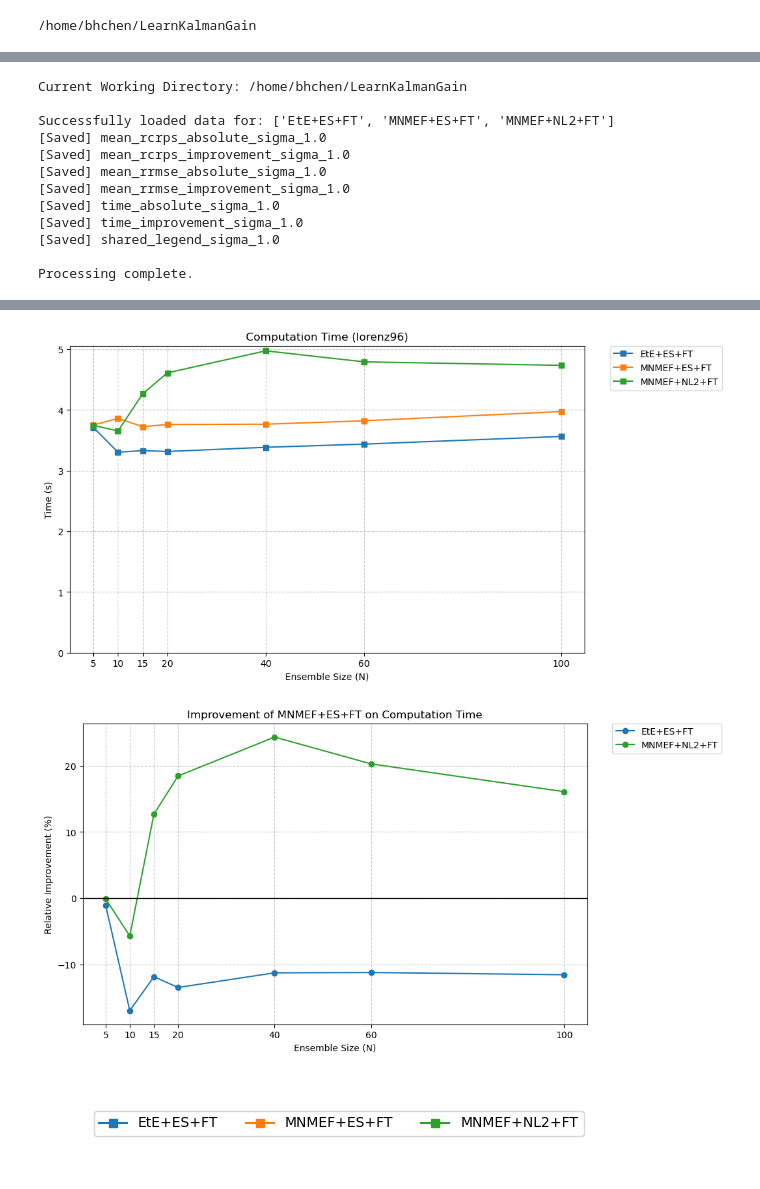
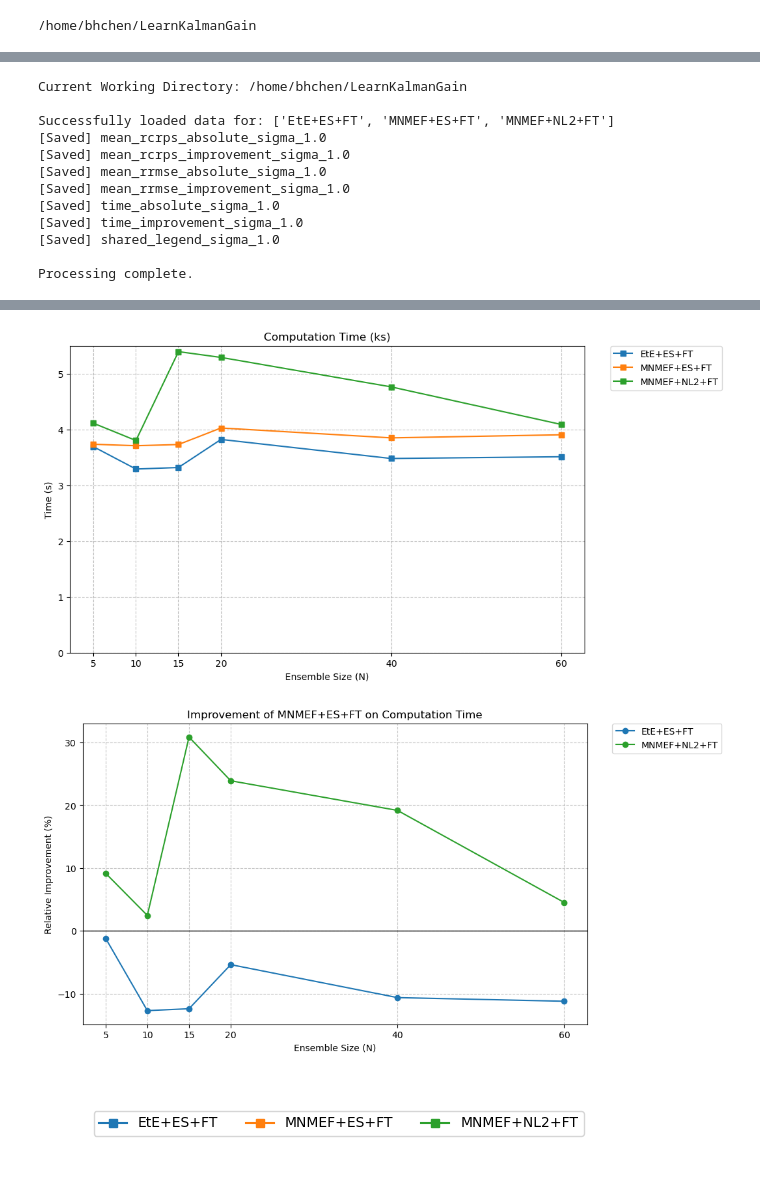
Before and after one commit to wispcarey/Proper-Scoring-Ensemble-Filter, a Jupyter notebook: test_notebooks/KS_results.ipynb, the cells around one changed output, grey strips where cells are left out. Saved outputs shown, nothing was run; the diff lists cells and outputs as text; code cells hidden in the pictures.

```diff
--- a/test_notebooks/KS_results.ipynb
+++ b/test_notebooks/KS_results.ipynb
@@ -17,7 +17,7 @@ SAVE_DIR = os.path.join("save", "figures", f"{DATASET}_sigma{SIGMA_Y}")
 os.makedirs(SAVE_DIR, exist_ok=True)
 
 # Global flag to control legend visibility in individual plots
-INCLUDE_LEGEND_IN_PLOTS = True
+INCLUDE_LEGEND_IN_PLOTS = False
 
 ensemble_sizes = [5, 10, 15, 20, 40, 60]
 
@@ -238,7 +238,7 @@ import matplotlib.pyplot as plt
 import numpy as np
 
 # --- [CONFIGURATION & SETUP] ---
-DATASET = "lorenz96"
+DATASET = "ks"
 SIGMA_Y = 1.0
 
 # Dynamic Save Path
@@ -248,21 +248,18 @@ os.makedirs(SAVE_DIR, exist_ok=True)
 # Global flag to control legend visibility in individual plots
 INCLUDE_LEGEND_IN_PLOTS = True
 
-# suffix for data files
-SUFFIX = f"_sigma_y_2_tuned"
-
-ensemble_sizes = [5, 10, 15, 20, 40, 60, 100]
+ensemble_sizes = [5, 10, 15, 20, 40, 60]
 
 data_folders = [
-    # "lorenz96_EtE_LRes/2026-01-07_16-42lorenz96_1.0_10_60_8192_es_joint_EtE-LRes",
-    "lorenz96_EtE_LRes/2026-01-17_13-10lorenz96_1.0_20_60_8192_es_joint_EtE-LRes_tuned",
-    # "lorenz96_EtE_LRes/2026-01-14_01-24lorenz96_1.0_10_60_8192_es_joint_CorrTerms",
-    "lorenz96_EtE_LRes/2026-01-16_13-33lorenz96_1.0_20_60_8192_es_joint_CorrTerms_tuned",
-    # "lorenz96_EtE_LRes/2026-01-07_17-39lorenz96_1.0_10_60_8192_nl2_joint_CorrTerms",
-    "lorenz96_EtE_LRes/2026-01-17_01-16lorenz96_1.0_20_60_8192_nl2_joint_CorrTerms_tuned",
-    # "lorenz96_benchmarks/benchmark_lorenz96_1.0_EnKF",
-    # "lorenz96_benchmarks/benchmark_lorenz96_1.0_LETKF",
-    # "lorenz96_benchmarks/benchmark_lorenz96_1.0_iEnKS-PertObs",
+    # "ks_EtE_LRes/2026-01-07_16-42ks_1.0_10_60_8192_es_joint_EtE-LRes",
+    "ks_EtE_LRes/2026-01-21_19-33ks_1.0_20_60_8192_es_joint_EtE-LRes_tuned",
+    # "ks_EtE_LRes/2026-01-14_02-10ks_1.0_10_60_8192_es_joint_CorrTerms",
+    "ks_EtE_LRes/2026-01-21_19-33ks_1.0_20_60_8192_es_joint_CorrTerms_tuned",
+    # "ks_EtE_LRes/2026-01-07_17-39ks_1.0_10_60_8192_nl2_joint_CorrTerms",
+    "ks_EtE_LRes/2026-01-21_19-33ks_1.0_20_60_8192_nl2_joint_CorrTerms_tuned",
+    # "ks_benchmarks/benchmark_ks_1.0_EnKF",
+    # "ks_benchmarks/benchmark_ks_1.0_LETKF",
+    # "ks_benchmarks/benchmark_ks_1.0_iEnKS-PertObs",
 ]
 
 method_names = [
@@ -278,7 +275,6 @@ method_names = [
 ]
 
 TARGET_METHOD = 'MNMEF+ES+FT'
-
 # --- [COLOR MAPPING SETUP] ---
 prop_cycle = plt.rcParams['axes.prop_cycle']
 colors = prop_cycle.by_key()['color']
@@ -291,7 +287,7 @@ print(f"Current Working Directory: {os.getcwd()}")
 
 for i, folder in enumerate(data_folders):
     for ens_size in ensemble_sizes:
-        filename = f"output_records_{ens_size}{SUFFIX}.pt"
+        filename = f"output_records_{ens_size}.pt"
         method_name = method_names[i]
         data_file = os.path.join("save", folder, filename)
 
@@ -464,5 +460,5 @@ Processing complete.
-[figure, old version]
+[figure, new version]
-[figure, old version]
+[figure, new version]
 [figure]
 # %%
 import os
```
Also changed, not shown: parts of 3 cells of this notebook, 9 other files.
